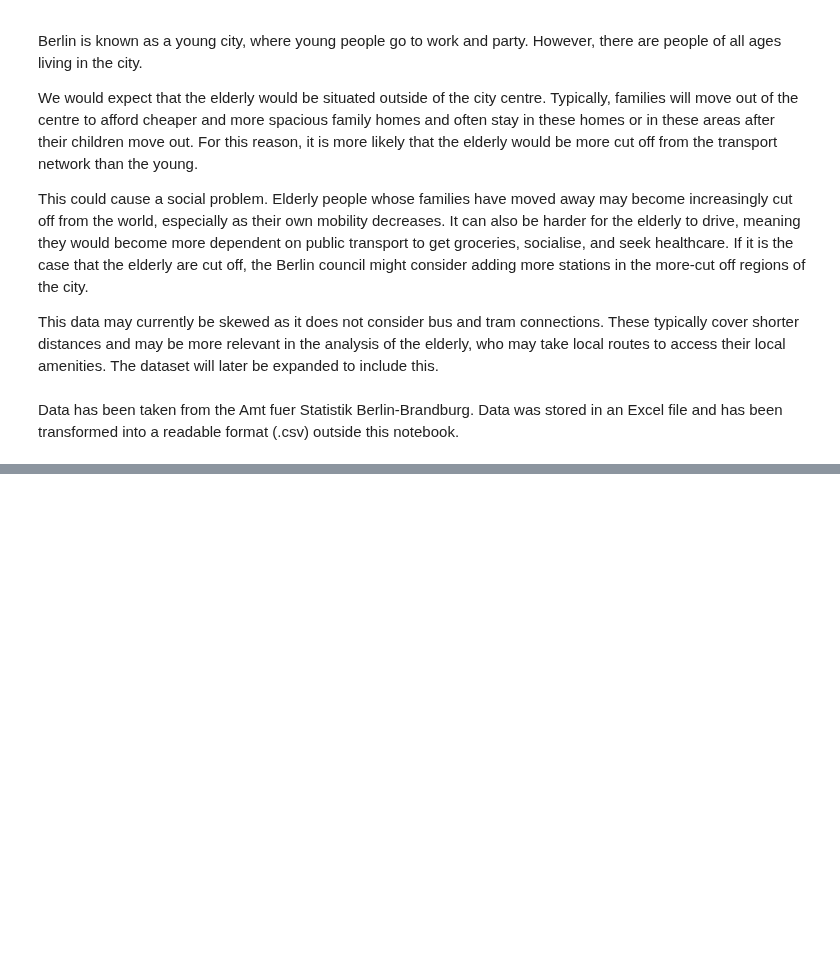
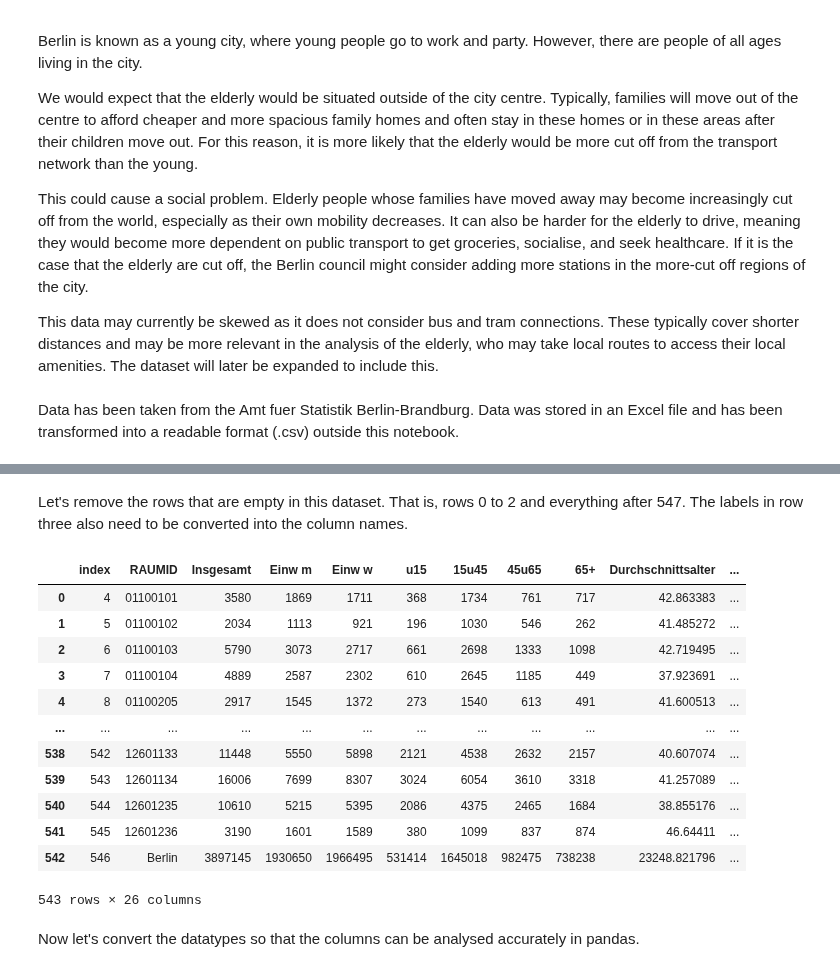
Before and after one commit to aedpluto/berlin-transport, a Jupyter notebook: python-analysis/mapping-berlin.ipynb, the cells around one changed output, grey strips where cells are left out. Cells and saved outputs as stored; diff of their text form; code cells hidden in the pictures; blank space fills up the shorter version.

```diff
--- a/python-analysis/mapping-berlin.ipynb
+++ b/python-analysis/mapping-berlin.ipynb
@@ -213,0 +208,30 @@ demographics.head(20)
+# %% [markdown]
+Let's remove the rows that are empty in this dataset. That is, rows 0 to 2 and everything after 547. The labels in row three also need to be converted into the column names.
+# %%
+# rename columns
+demographics = demographics.rename(columns=demographics.loc[3])
+
+# remove blank rows
+demographics.drop([0,1,2,3,547,548,549,550,551,552], inplace=True)
+
+# reset row numbers
+demographics = demographics.reset_index()
+
+# show dmographics table
+demographics
+# %% [output]
+|  | index | RAUMID | Insgesamt | Einw m | Einw w | u15 | 15u45 | 45u65 | 65+ | Durchschnittsalter | ... |
+| 0 | 4 | 01100101 | 3580 | 1869 | 1711 | 368 | 1734 | 761 | 717 | 42.863383 | ... |
+| 1 | 5 | 01100102 | 2034 | 1113 | 921 | 196 | 1030 | 546 | 262 | 41.485272 | ... |
+| 2 | 6 | 01100103 | 5790 | 3073 | 2717 | 661 | 2698 | 1333 | 1098 | 42.719495 | ... |
+| 3 | 7 | 01100104 | 4889 | 2587 | 2302 | 610 | 2645 | 1185 | 449 | 37.923691 | ... |
+| 4 | 8 | 01100205 | 2917 | 1545 | 1372 | 273 | 1540 | 613 | 491 | 41.600513 | ... |
+| ... | ... | ... | ... | ... | ... | ... | ... | ... | ... | ... | ... |
+| 538 | 542 | 12601133 | 11448 | 5550 | 5898 | 2121 | 4538 | 2632 | 2157 | 40.607074 | ... |
+| 539 | 543 | 12601134 | 16006 | 7699 | 8307 | 3024 | 6054 | 3610 | 3318 | 41.257089 | ... |
+| 540 | 544 | 12601235 | 10610 | 5215 | 5395 | 2086 | 4375 | 2465 | 1684 | 38.855176 | ... |
+| 541 | 545 | 12601236 | 3190 | 1601 | 1589 | 380 | 1099 | 837 | 874 | 46.64411 | ... |
+| 542 | 546 | Berlin | 3897145 | 1930650 | 1966495 | 531414 | 1645018 | 982475 | 738238 | 23248.821796 | ... |
+543 rows × 26 columns
+# %% [markdown]
+Now let's convert the datatypes so that the columns can be analysed accurately in pandas.
```
Also changed, not shown: parts of 7 cells of this notebook, 8 other files.
